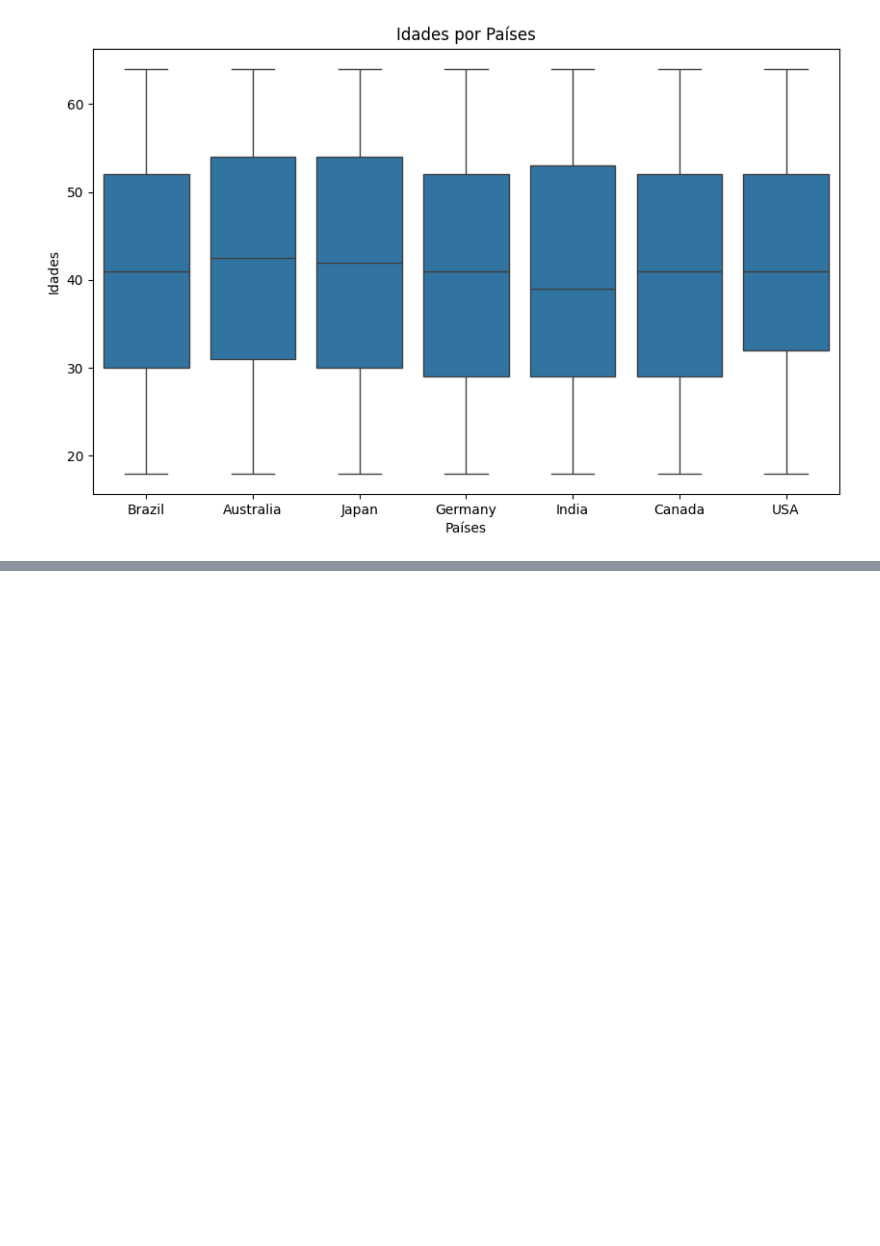
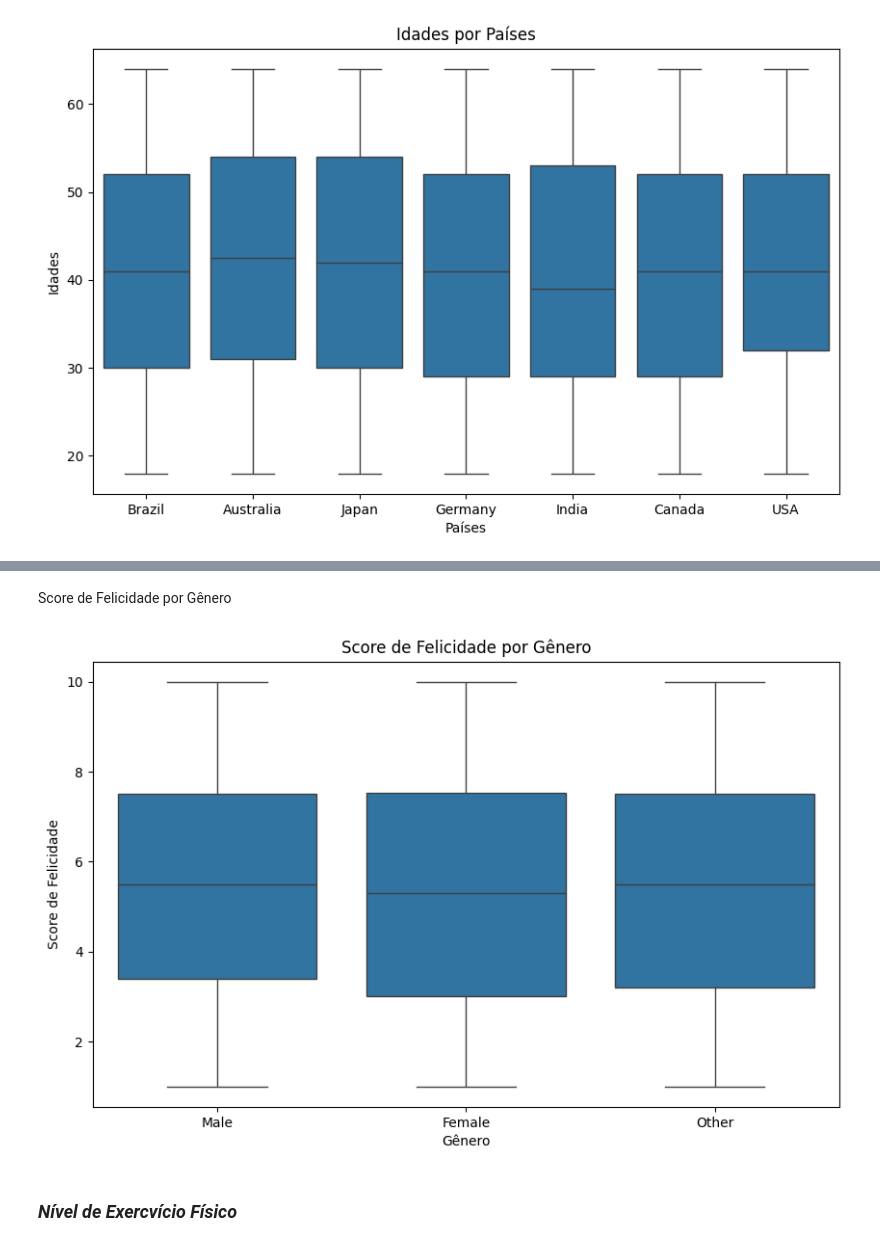
Before and after one commit to hugocfrias/hugocfrias-MVP, a Jupyter notebook: Untitled5.ipynb, the cells around one changed output, grey strips where cells are left out. Cells and saved outputs as stored; diff of their text form; code cells hidden in the pictures; blank space fills up the shorter version.

```diff
--- a/Untitled5.ipynb
+++ b/Untitled5.ipynb
@@ -250,0 +304,14 @@ plt.show()
+# %% [markdown]
+Score de Felicidade por Gênero
+# %%
+# # Boxplot Score de Felicidade por Gênero
+plt.figure(figsize=(10, 6))
+sns.boxplot(x='Gender', y='Happiness Score', data=sleep_cycle)
+plt.title('Score de Felicidade por Gênero')
+plt.xlabel('Gênero')
+plt.ylabel('Score de Felicidade')
+plt.show()
+# %% [output]
+[figure, added]
+# %% [markdown]
+### *Nível de Exercvício Físico*
```
Also changed, not shown: parts of 20 cells of this notebook.
